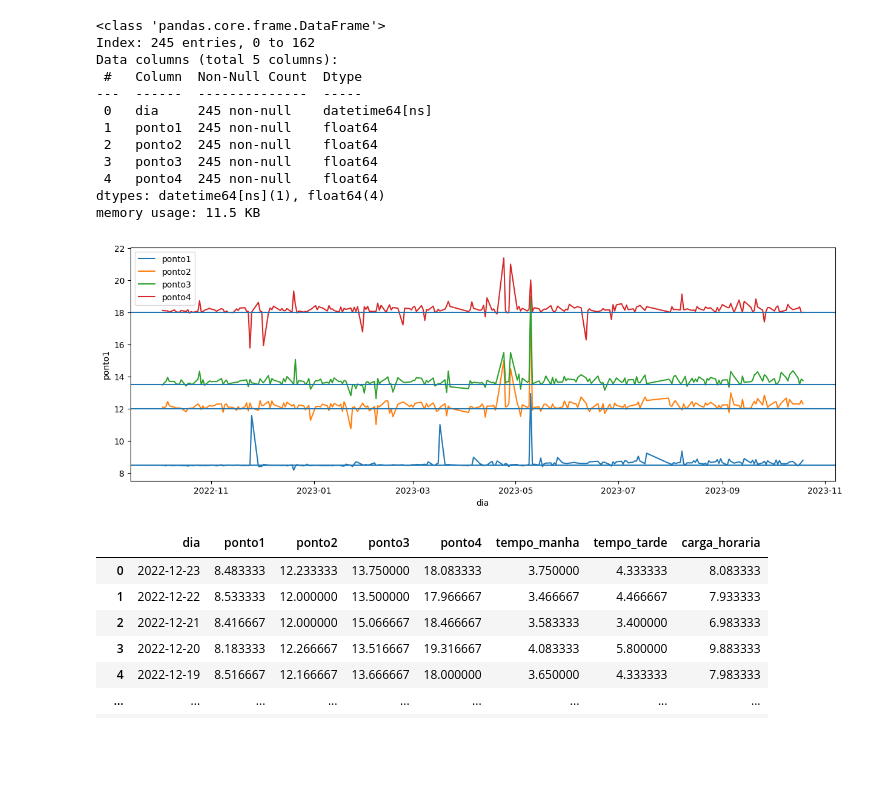
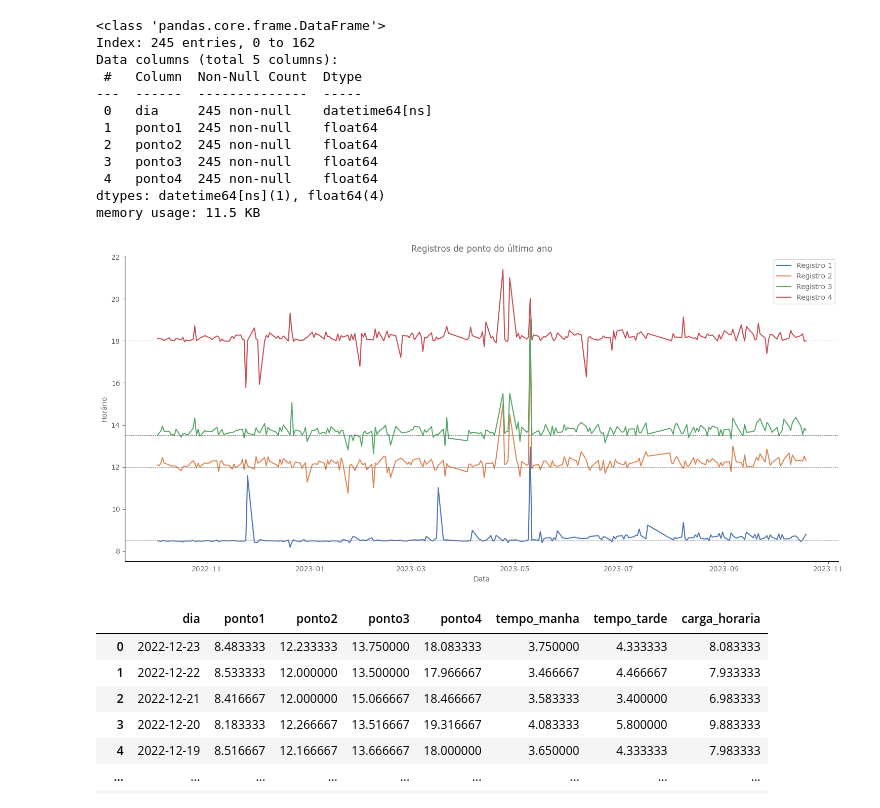
Before and after one commit to evaristocosta/jornadaDeTrabalho, a Jupyter notebook: analise-horas.ipynb, the cells around one changed output. Drawn from its saved outputs; the diff is of its cells as text; code cells hidden in the pictures; blank space fills up the shorter version.

```diff
--- a/analise-horas.ipynb
+++ b/analise-horas.ipynb
@@ -144,8 +146,12 @@ datahora_limpo["ponto2"] - datahora_limpo["ponto1"]
 248   0 days 03:44:00
 Length: 249, dtype: timedelta64[ns]
 # %%
-caso_especifico = datahora_limpo[(~datahora_limpo[4].isna()) & (datahora_limpo[6].isna())].copy()
-datahora_limpo = datahora_limpo.drop(index=datahora_limpo[(~datahora_limpo[4].isna()) & (datahora_limpo[6].isna())].index)
+caso_especifico = datahora_limpo[
+    (~datahora_limpo[4].isna()) & (datahora_limpo[6].isna())
+].copy()
+datahora_limpo = datahora_limpo.drop(
+    index=datahora_limpo[(~datahora_limpo[4].isna()) & (datahora_limpo[6].isna())].index
+)
 datahora_limpo
 # %% [output]
 |  | dia | ponto1 | ponto2 | ponto3 | ponto4 | 4 | 5 | 6 | 7 |
@@ -178,7 +184,9 @@ caso_especifico
 | 50 | 2023-06-12 | 0 days 08:36:00 | 0 days 12:20:00 | 0 days 13:55:00 | 0 days 15:14:00 | 0 days 17:23:00 | 0 days 18:26:00 | None | None | 0 days 02:09:00 | 0 days 16:17:00 |
 | 162 | 2023-03-08 | 0 days 08:33:00 | 0 days 12:00:00 | 0 days 13:30:00 | 0 days 16:19:00 | 0 days 17:35:00 | 0 days 18:46:00 | None | None | 0 days 01:16:00 | 0 days 17:30:00 |
 # %%
-caso_especifico = caso_especifico.drop(columns=["ponto4", "diferenca"]).rename(columns={"_ponto4": "ponto4"})
+caso_especifico = caso_especifico.drop(columns=["ponto4", "diferenca"]).rename(
+    columns={"_ponto4": "ponto4"}
+)
 caso_especifico
 # %% [output]
 |  | dia | ponto1 | ponto2 | ponto3 | 4 | 5 | 6 | 7 | ponto4 |
@@ -297,23 +305,42 @@ memory usage: 11.5 KB
 # %%
 import matplotlib.pyplot as plt
 import seaborn as sns
 
-plt.figure(figsize=(15,5))
-sns.lineplot(datahora_report, x="dia", y="ponto1", label="ponto1")
-sns.lineplot(datahora_report, x="dia", y="ponto2", label="ponto2")
-sns.lineplot(datahora_report, x="dia", y="ponto3", label="ponto3")
-sns.lineplot(datahora_report, x="dia", y="ponto4", label="ponto4")
+COLOR = "dimgrey"
+plt.rcParams["text.color"] = COLOR
+plt.rcParams["axes.labelcolor"] = COLOR
+plt.rcParams["xtick.color"] = COLOR
+plt.rcParams["ytick.color"] = COLOR
+plt.rcParams["font.family"] = "sans-serif"
+plt.rcParams["font.sans-serif"] = ["Verdana"]
+plt.rcParams["font.size"] = 10
 
-plt.axhline(y=8.5)
-plt.axhline(y=12)
-plt.axhline(y=13.5)
-plt.axhline(y=18)
+sns.set_palette("deep")
 
+plt.figure(figsize=(15, 7))
+sns.lineplot(datahora_report, x="dia", y="ponto1", label="Registro 1")
+sns.lineplot(datahora_report, x="dia", y="ponto2", label="Registro 2")
+sns.lineplot(datahora_report, x="dia", y="ponto3", label="Registro 3")
+sns.lineplot(datahora_report, x="dia", y="ponto4", label="Registro 4")
+
+plt.xlabel("Data")
+plt.ylabel("Horário do dia (h)")
+
+plt.axhline(y=8.5, color="dimgrey", linewidth=0.5, linestyle="--")
+plt.axhline(y=12, color="dimgrey", linewidth=0.5, linestyle="--")
+plt.axhline(y=13.5, color="dimgrey", linewidth=0.5, linestyle="--")
+plt.axhline(y=18, color="dimgrey", linewidth=0.5, linestyle="--")
+
+plt.title("Registros de ponto do último ano")
+# plt.text(x=.06, y=.96, s="Registros de ponto do último ano", ha="left", weight="bold")
+
+sns.despine()
 
 plt.legend()
+plt.tight_layout()
 plt.show()
 # %% [output]
-[figure, old version]
+[figure, new version]
 # %%
 datahora_report["tempo_manha"] = datahora_report["ponto2"] - datahora_report["ponto1"]
 datahora_report["tempo_tarde"] = datahora_report["ponto4"] - datahora_report["ponto3"]
```
Also changed, not shown: parts of 15 cells of this notebook, 1 other file.
